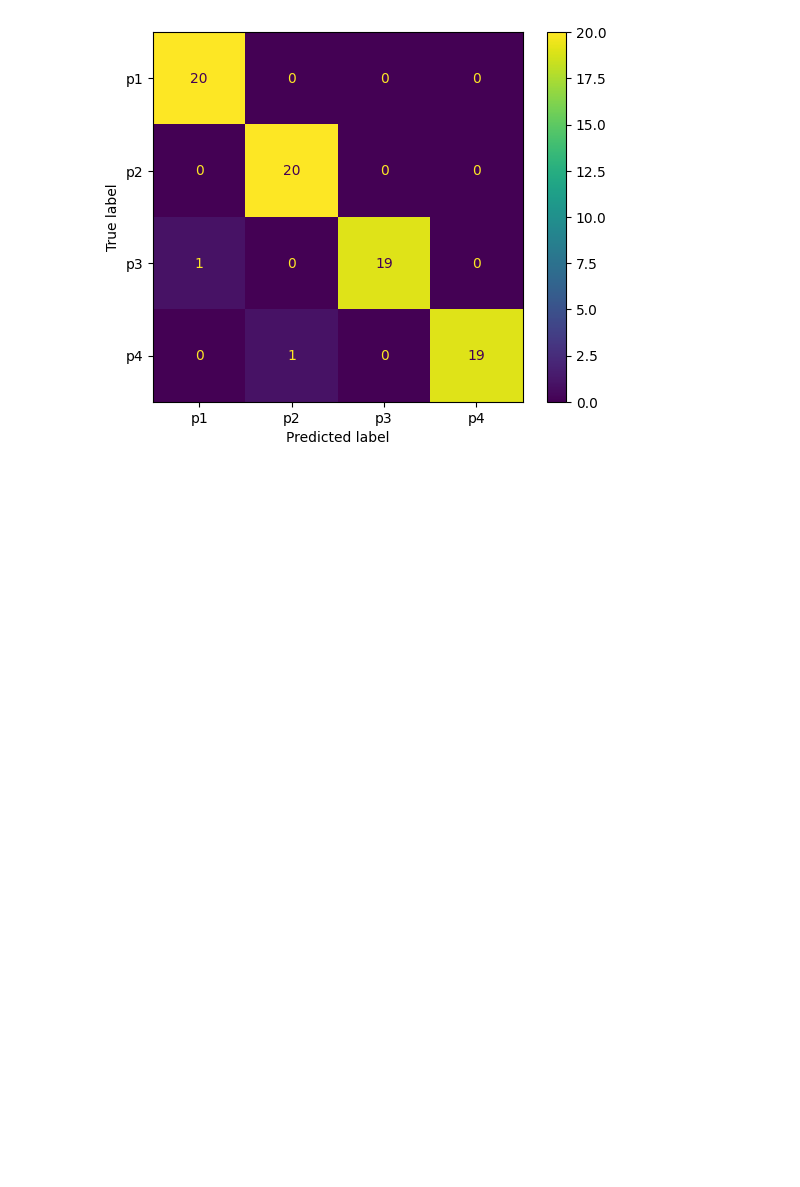
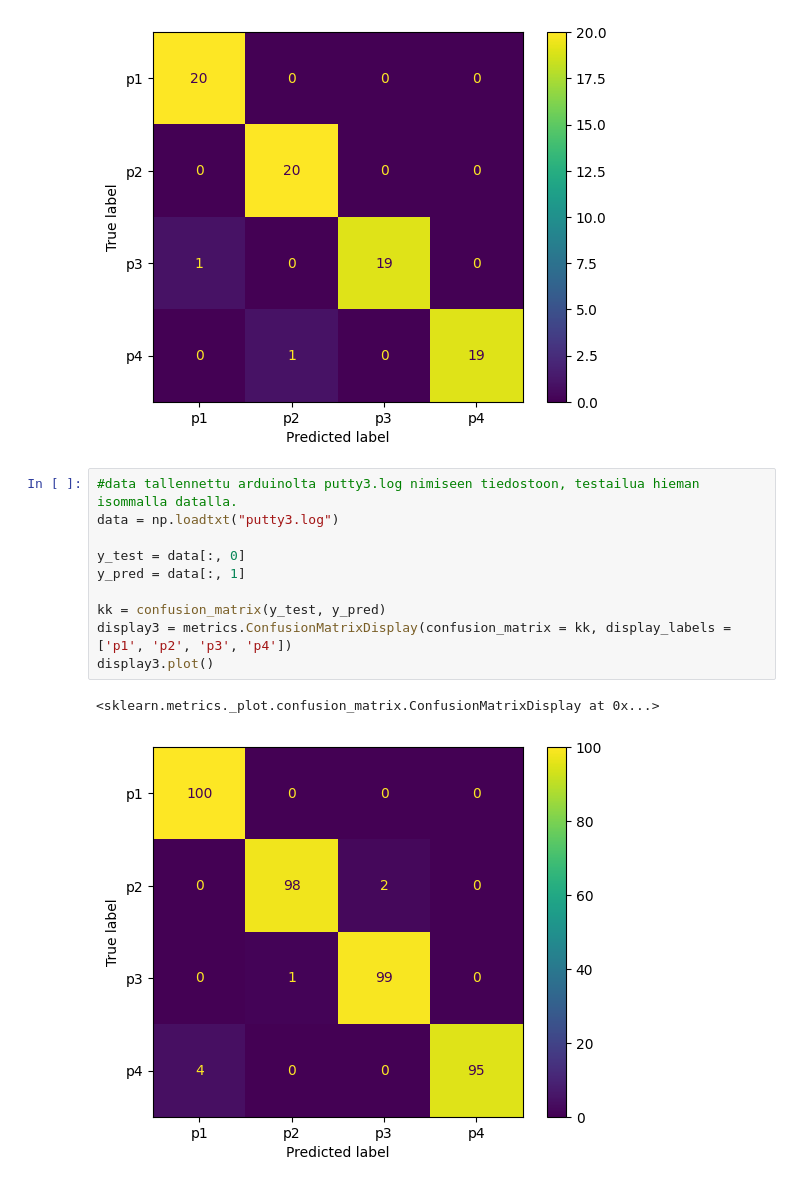
Before and after one commit to jooseppi01/tietoliikenteenprojekti, a Jupyter notebook: jupyter/confusionmatrix.ipynb, the cells around one changed output. Saved outputs shown, nothing was run; the diff lists cells and outputs as text; blank space fills up the shorter version.

```diff
--- a/jupyter/confusionmatrix.ipynb
+++ b/jupyter/confusionmatrix.ipynb
@@ -16,3 +16,16 @@ display3.plot()
 # %% [output]
 <sklearn.metrics._plot.confusion_matrix.ConfusionMatrixDisplay at 0x...>
 [figure]
+# %%
+#data tallennettu arduinolta putty3.log nimiseen tiedostoon, testailua hieman isommalla datalla.
+data = np.loadtxt("putty3.log")
+
+y_test = data[:, 0]
+y_pred = data[:, 1]
+
+kk = confusion_matrix(y_test, y_pred)
+display3 = metrics.ConfusionMatrixDisplay(confusion_matrix = kk, display_labels = ['p1', 'p2', 'p3', 'p4'])
+display3.plot()
+# %% [output]
+<sklearn.metrics._plot.confusion_matrix.ConfusionMatrixDisplay at 0x...>
+[figure, added]
```
Also changed, not shown: parts of 1 cell of this notebook, 1 other file.
